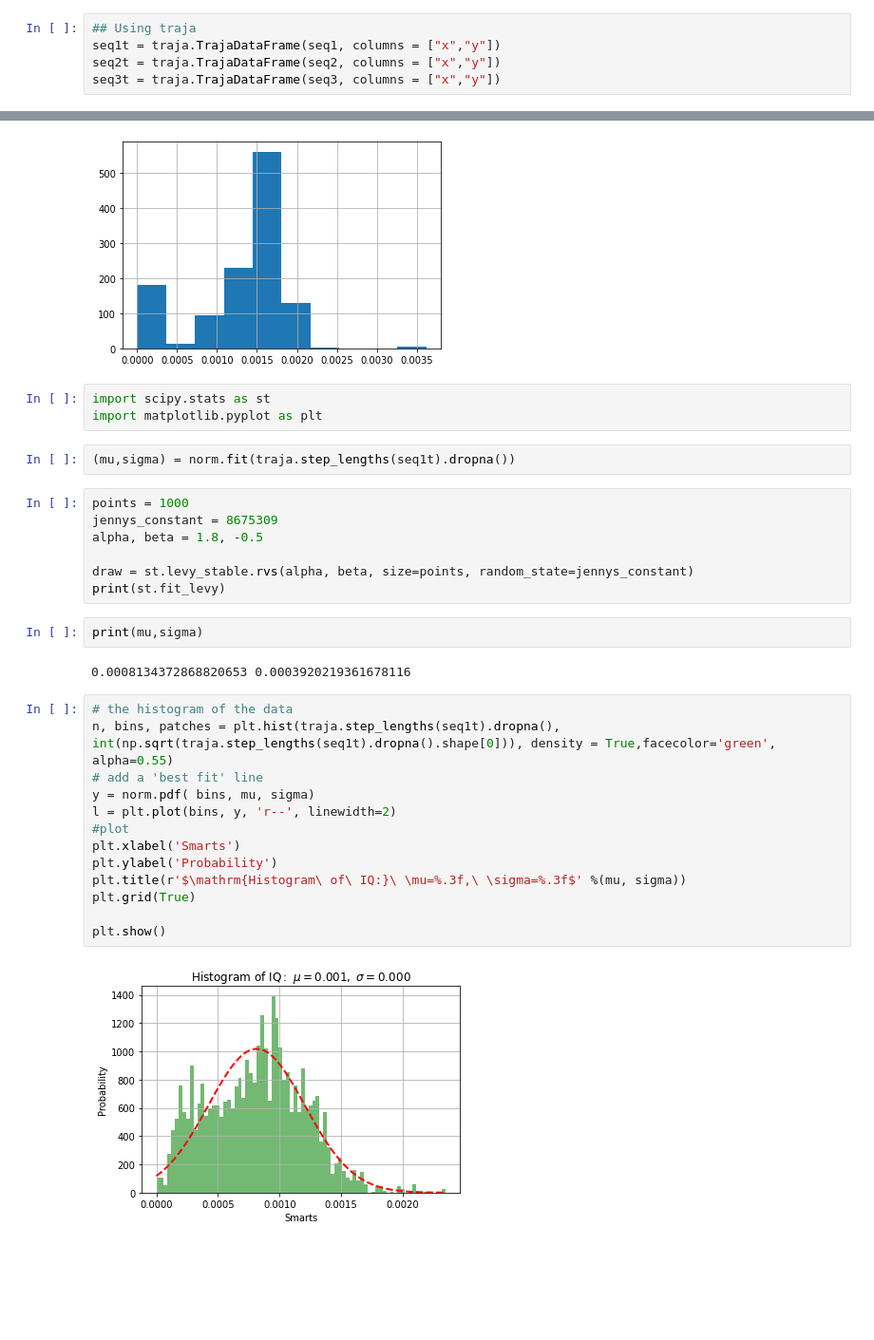
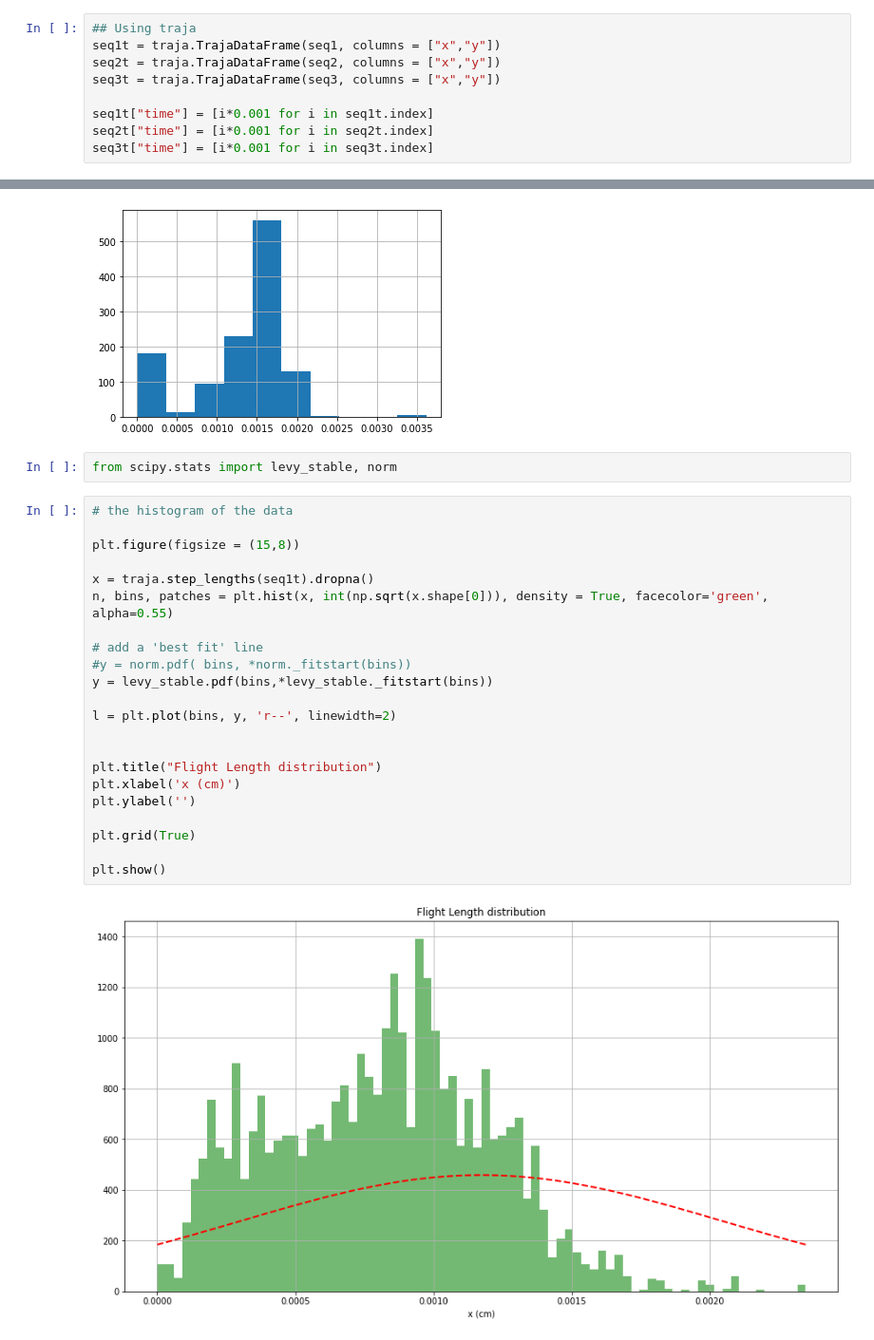
Before and after one commit to sazio/Transients, a Jupyter notebook: Python/DynamicTimeWarping.ipynb, the cells around one changed output, grey strips where cells are left out. Shown at 95% size. Saved outputs shown, nothing was run; the diff lists cells and outputs as text; blank space fills up the shorter version.

```diff
--- a/Python/DynamicTimeWarping.ipynb
+++ b/Python/DynamicTimeWarping.ipynb
@@ -122,4 +109,8 @@ dtw_ndim.distance(seq2, seq3, use_c = True, use_pruning= True)
 seq1t = traja.TrajaDataFrame(seq1, columns = ["x","y"])
 seq2t = traja.TrajaDataFrame(seq2, columns = ["x","y"])
 seq3t = traja.TrajaDataFrame(seq3, columns = ["x","y"])
+
+seq1t["time"] = [i*0.001 for i in seq1t.index]
+seq2t["time"] = [i*0.001 for i in seq2t.index]
+seq3t["time"] = [i*0.001 for i in seq3t.index]
 # %%
@@ -144,34 +169,29 @@ traja.step_lengths(seq3t).hist()
 # %% [output]
 <matplotlib.axes._subplots.AxesSubplot at 0x...>
 [figure]
-# %%
-import scipy.stats as st
-import matplotlib.pyplot as plt
-# %%
-(mu,sigma) = norm.fit(traja.step_lengths(seq1t).dropna())
-# %%
-points = 1000
-jennys_constant = 8675309
-alpha, beta = 1.8, -0.5
-
-draw = st.levy_stable.rvs(alpha, beta, size=points, random_state=jennys_constant)
-print(st.fit_levy)
-# %%
-print(mu,sigma)
-# %% [output]
-0.0008134372868820653 0.0003920219361678116
+# %%
+from scipy.stats import levy_stable, norm
 # %%
 # the histogram of the data
-n, bins, patches = plt.hist(traja.step_lengths(seq1t).dropna(), int(np.sqrt(traja.step_lengths(seq1t).dropna().shape[0])), density = True,facecolor='green', alpha=0.55)
+
+plt.figure(figsize = (15,8))
+
+x = traja.step_lengths(seq1t).dropna()
+n, bins, patches = plt.hist(x, int(np.sqrt(x.shape[0])), density = True, facecolor='green', alpha=0.55)
+
 # add a 'best fit' line
-y = norm.pdf( bins, mu, sigma)
+#y = norm.pdf( bins, *norm._fitstart(bins))
+y = levy_stable.pdf(bins,*levy_stable._fitstart(bins))
+
 l = plt.plot(bins, y, 'r--', linewidth=2)
-#plot
-plt.xlabel('Smarts')
-plt.ylabel('Probability')
-plt.title(r'$\mathrm{Histogram\ of\ IQ:}\ \mu=%.3f,\ \sigma=%.3f$' %(mu, sigma))
+
+
+plt.title("Flight Length distribution")
+plt.xlabel('x (cm)')
+plt.ylabel('')
+
 plt.grid(True)
 
 plt.show()
 # %% [output]
-[figure, old version]
+[figure, new version]
```
Also changed, not shown: parts of 12 cells of this notebook.
